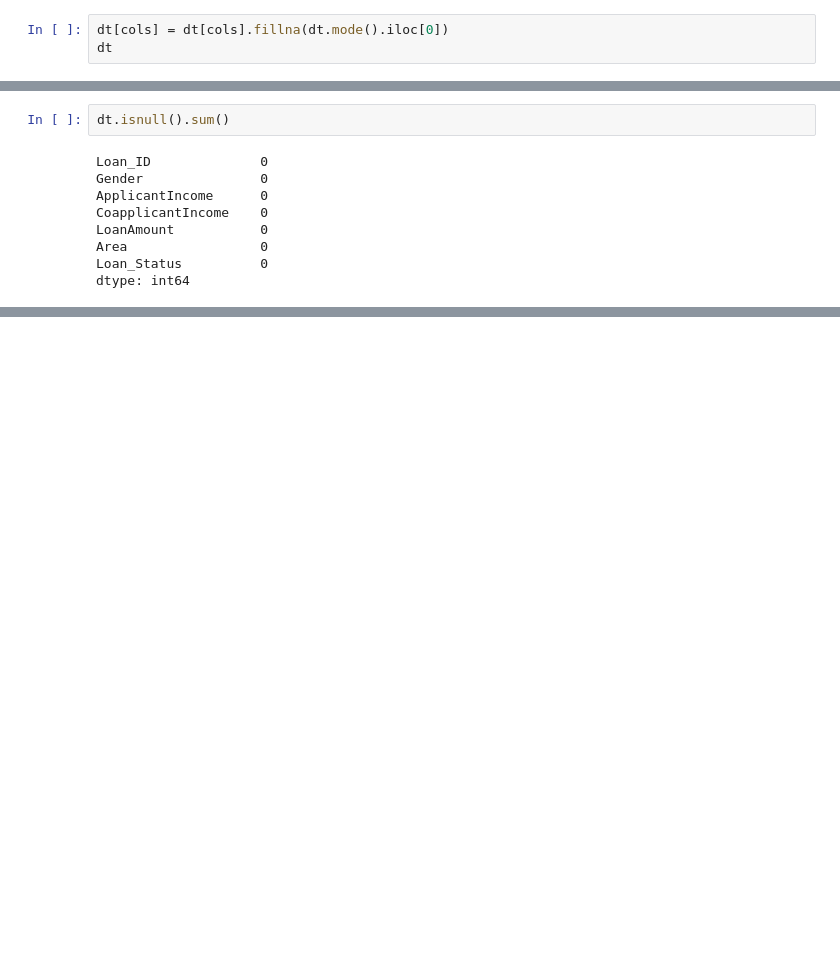
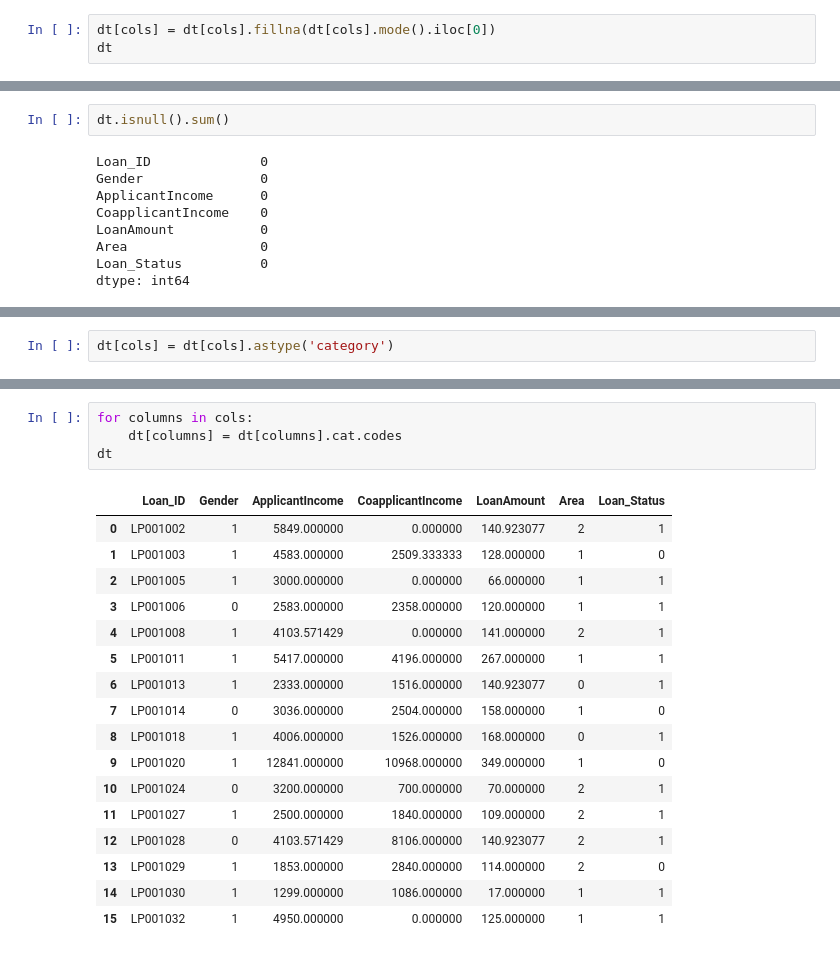
Before and after one commit to vishaltechevangelist/cds_and_ml, a Jupyter notebook: notebooks/data-preprocessing.ipynb, the cells around one changed output, grey strips where cells are left out. Drawn from its saved outputs; the diff is of its cells as text; blank space fills up the shorter version.

```diff
--- a/notebooks/data-preprocessing.ipynb
+++ b/notebooks/data-preprocessing.ipynb
@@ -206,7 +206,7 @@ dt
 # %%
 cols = ['Gender', 'Area', 'Loan_Status']
 # %%
-dt[cols] = dt[cols].fillna(dt.mode().iloc[0])
+dt[cols] = dt[cols].fillna(dt[cols].mode().iloc[0])
 dt
 # %% [output]
 |  | Loan_ID | Gender | ApplicantIncome | CoapplicantIncome | LoanAmount | Area | Loan_Status |
@@ -295,0 +309,2 @@ dtype: int64
+# %%
+dt[cols] = dt[cols].astype('category')
@@ -295,0 +322,22 @@ dtype: int64
+# %%
+for columns in cols:
+    dt[columns] = dt[columns].cat.codes
+dt
+# %% [output]
+|  | Loan_ID | Gender | ApplicantIncome | CoapplicantIncome | LoanAmount | Area | Loan_Status |
+| 0 | LP001002 | 1 | 5849.000000 | 0.000000 | 140.923077 | 2 | 1 |
+| 1 | LP001003 | 1 | 4583.000000 | 2509.333333 | 128.000000 | 1 | 0 |
+| 2 | LP001005 | 1 | 3000.000000 | 0.000000 | 66.000000 | 1 | 1 |
+| 3 | LP001006 | 0 | 2583.000000 | 2358.000000 | 120.000000 | 1 | 1 |
+| 4 | LP001008 | 1 | 4103.571429 | 0.000000 | 141.000000 | 2 | 1 |
+| 5 | LP001011 | 1 | 5417.000000 | 4196.000000 | 267.000000 | 1 | 1 |
+| 6 | LP001013 | 1 | 2333.000000 | 1516.000000 | 140.923077 | 0 | 1 |
+| 7 | LP001014 | 0 | 3036.000000 | 2504.000000 | 158.000000 | 1 | 0 |
+| 8 | LP001018 | 1 | 4006.000000 | 1526.000000 | 168.000000 | 0 | 1 |
+| 9 | LP001020 | 1 | 12841.000000 | 10968.000000 | 349.000000 | 1 | 0 |
+| 10 | LP001024 | 0 | 3200.000000 | 700.000000 | 70.000000 | 2 | 1 |
+| 11 | LP001027 | 1 | 2500.000000 | 1840.000000 | 109.000000 | 2 | 1 |
+| 12 | LP001028 | 0 | 4103.571429 | 8106.000000 | 140.923077 | 2 | 1 |
+| 13 | LP001029 | 1 | 1853.000000 | 2840.000000 | 114.000000 | 2 | 0 |
+| 14 | LP001030 | 1 | 1299.000000 | 1086.000000 | 17.000000 | 1 | 1 |
+| 15 | LP001032 | 1 | 4950.000000 | 0.000000 | 125.000000 | 1 | 1 |
```
Also changed, not shown: parts of 27 cells of this notebook.
